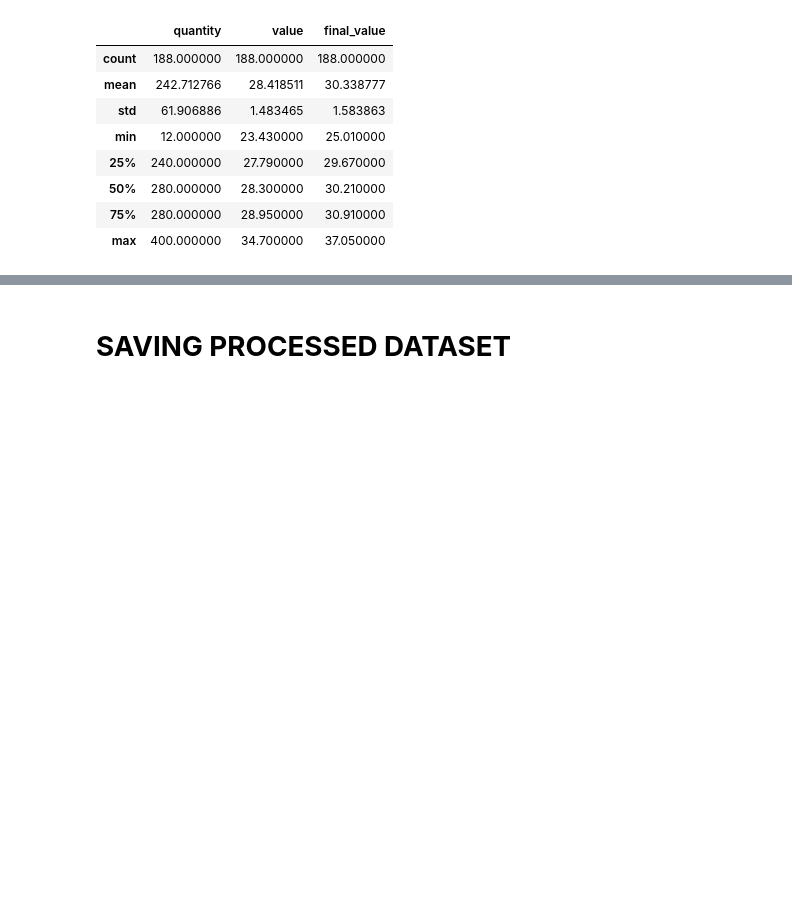
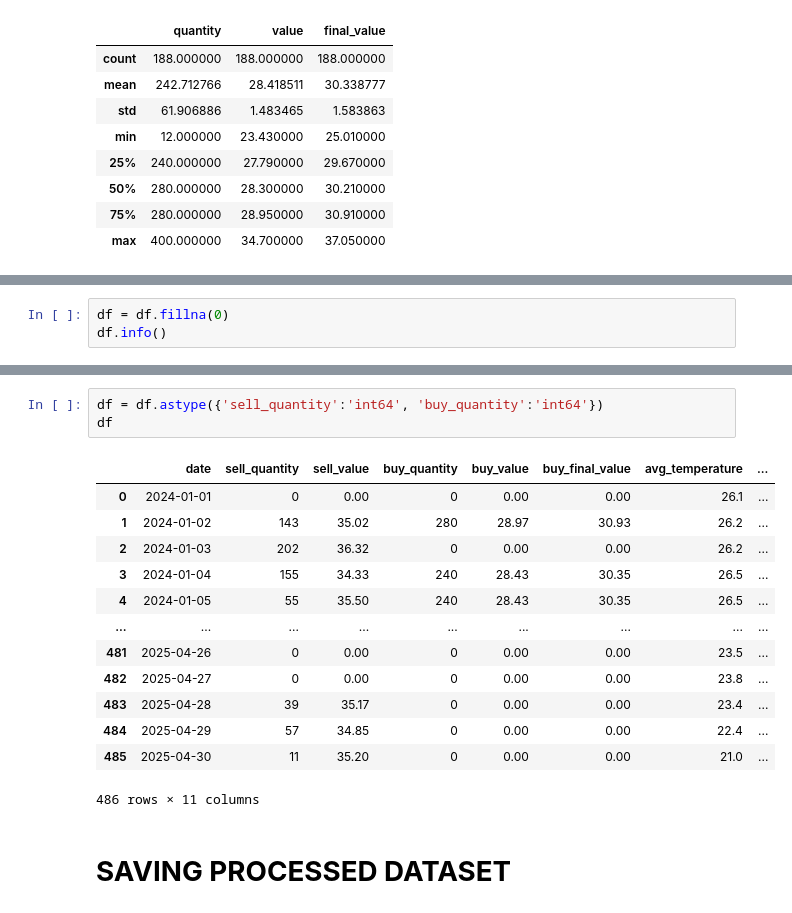
Before and after one commit to fabiogaldinho/Dynamic-Pricing, a Jupyter notebook: notebooks/01_Data_Cleaning.ipynb, the cells around one changed output, grey strips where cells are left out. Cells and saved outputs as stored; diff of their text form; blank space fills up the shorter version.

```diff
--- a/notebooks/01_Data_Cleaning.ipynb
+++ b/notebooks/01_Data_Cleaning.ipynb
@@ -334,0 +431,3 @@ df2.describe(include = ['float', 'int'])
+# %%
+df = df.fillna(0)
+df.info()
@@ -335,3 +453,20 @@ df2.describe(include = ['float', 'int'])
+# %%
+df = df.astype({'sell_quantity':'int64', 'buy_quantity':'int64'})
+df
+# %% [output]
+|  | date | sell_quantity | sell_value | buy_quantity | buy_value | buy_final_value | avg_temperature | ... |
+| 0 | 2024-01-01 | 0 | 0.00 | 0 | 0.00 | 0.00 | 26.1 | ... |
+| 1 | 2024-01-02 | 143 | 35.02 | 280 | 28.97 | 30.93 | 26.2 | ... |
+| 2 | 2024-01-03 | 202 | 36.32 | 0 | 0.00 | 0.00 | 26.2 | ... |
+| 3 | 2024-01-04 | 155 | 34.33 | 240 | 28.43 | 30.35 | 26.5 | ... |
+| 4 | 2024-01-05 | 55 | 35.50 | 240 | 28.43 | 30.35 | 26.5 | ... |
+| ... | ... | ... | ... | ... | ... | ... | ... | ... |
+| 481 | 2025-04-26 | 0 | 0.00 | 0 | 0.00 | 0.00 | 23.5 | ... |
+| 482 | 2025-04-27 | 0 | 0.00 | 0 | 0.00 | 0.00 | 23.8 | ... |
+| 483 | 2025-04-28 | 39 | 35.17 | 0 | 0.00 | 0.00 | 23.4 | ... |
+| 484 | 2025-04-29 | 57 | 34.85 | 0 | 0.00 | 0.00 | 22.4 | ... |
+| 485 | 2025-04-30 | 11 | 35.20 | 0 | 0.00 | 0.00 | 21.0 | ... |
+486 rows × 11 columns
 # %% [markdown]
 # **SAVING PROCESSED DATASET**
 # %%
```
Also changed, not shown: parts of 14 cells of this notebook, 2 other files.
